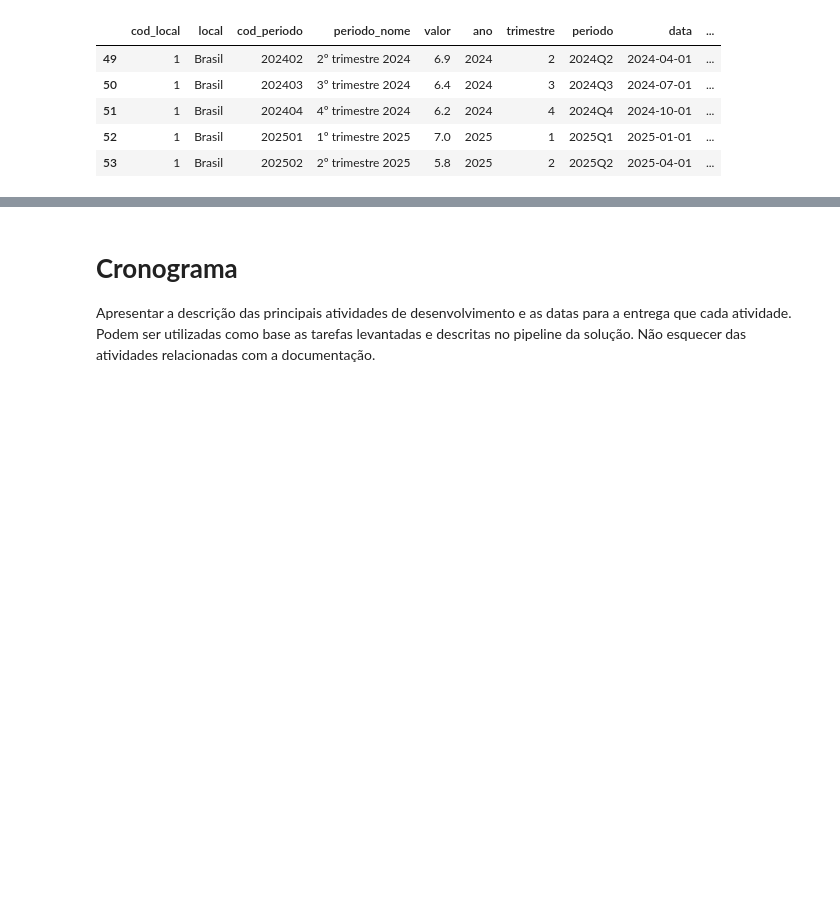
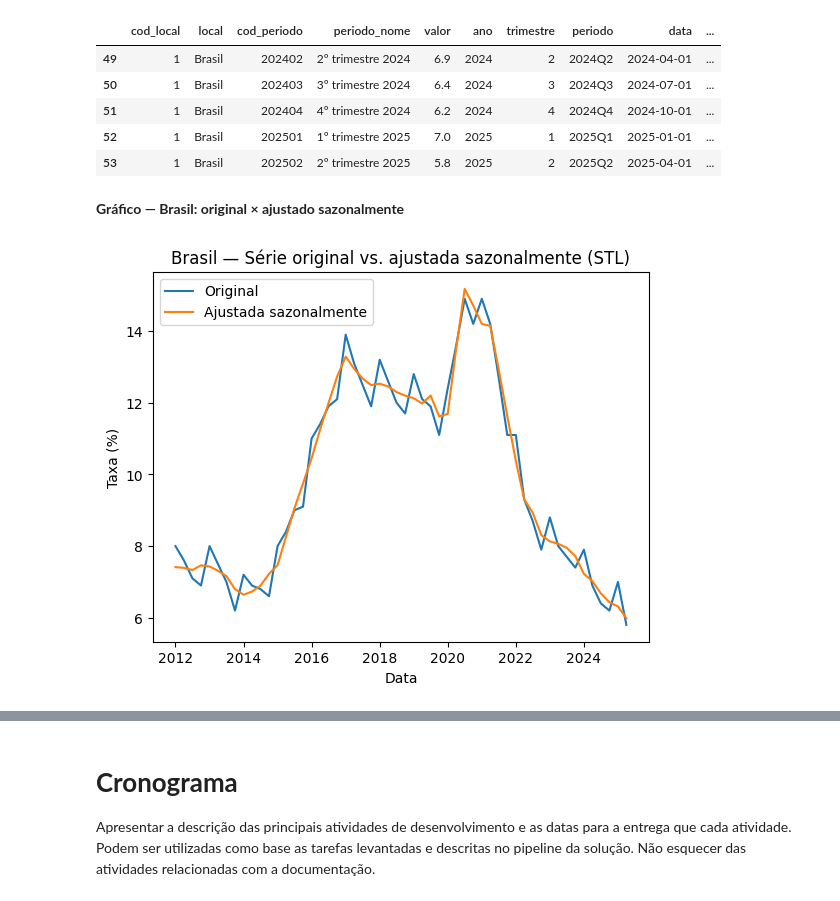
Before and after one commit to lattarian/projeto_aplicado_iv, a Jupyter notebook: projeto/cd_projeto_aplicado_iv_entrega_2.ipynb, the cells around one changed output, grey strips where cells are left out. Saved outputs shown, nothing was run; the diff lists cells and outputs as text; code cells hidden in the pictures; blank space fills up the shorter version.

```diff
--- a/projeto/cd_projeto_aplicado_iv_entrega_2.ipynb
+++ b/projeto/cd_projeto_aplicado_iv_entrega_2.ipynb
@@ -656,3 +654,19 @@ Componentes STL gravados em df_brasil: ['stl_trend', 'stl_season', 'valor_aj_saz
 | 51 | 1 | Brasil | 202404 | 4º trimestre 2024 | 6.2 | 2024 | 4 | 2024Q4 | 2024-10-01 | ... |
 | 52 | 1 | Brasil | 202501 | 1º trimestre 2025 | 7.0 | 2025 | 1 | 2025Q1 | 2025-01-01 | ... |
 | 53 | 1 | Brasil | 202502 | 2º trimestre 2025 | 5.8 | 2025 | 2 | 2025Q2 | 2025-04-01 | ... |
+# %% [markdown]
+**Gráfico — Brasil: original × ajustado sazonalmente**
+# %%
+# STL — (4) Gráfico — Brasil: original vs. ajustado sazonalmente
+dfB_plot = globals().get("df_brasil").copy()
+dfB_plot["data"] = pd.to_datetime(dfB_plot["data"], errors="coerce")
+dfB_plot = dfB_plot.sort_values("data")
+
+plt.figure()
+plt.plot(dfB_plot["data"], dfB_plot["valor"], label="Original")
+if "valor_aj_sazonal" in dfB_plot.columns:
+    plt.plot(dfB_plot["data"], dfB_plot["valor_aj_sazonal"], label="Ajustada sazonalmente")
+plt.title("Brasil — Série original vs. ajustada sazonalmente (STL)")
+plt.xlabel("Data"); plt.ylabel("Taxa (%)"); plt.legend(); plt.show()
+# %% [output]
+[figure, added]
```
Also changed, not shown: parts of 6 cells of this notebook.
